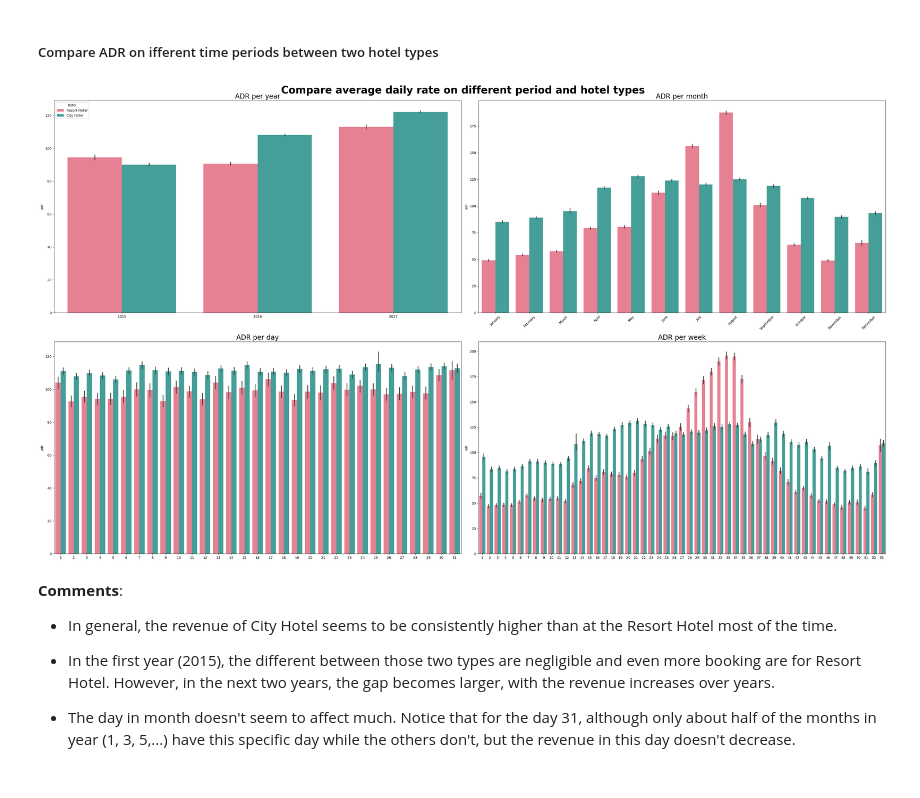
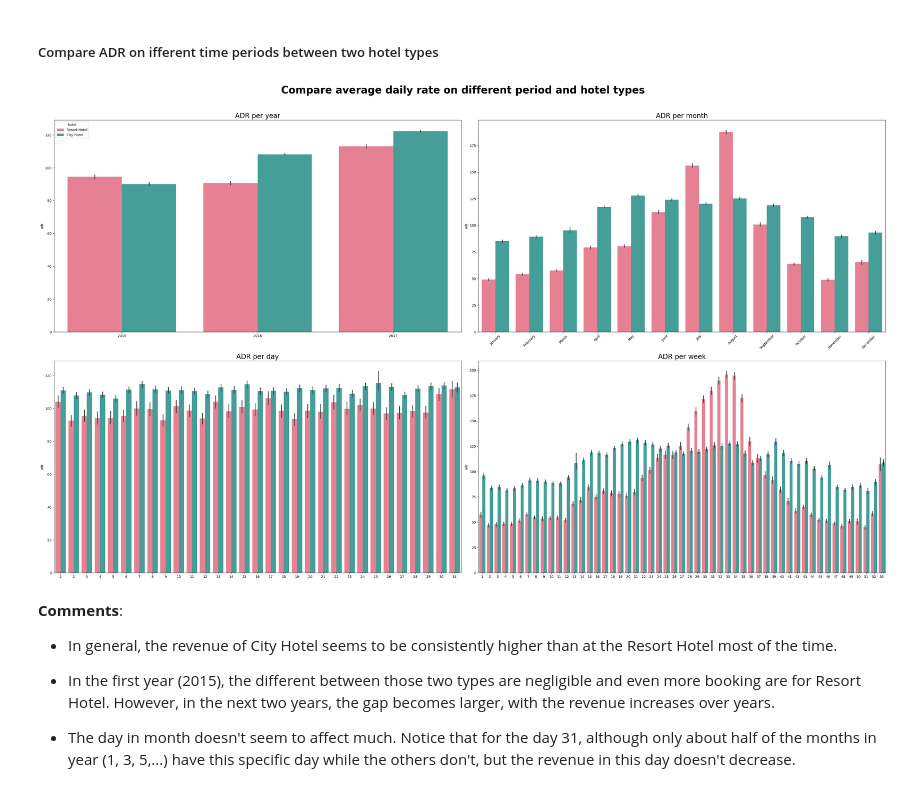
Before and after one commit to knightstark7/Labs-And-Project-Data-Visualization, a Jupyter notebook: Project/Source/project.ipynb, the cells around one changed output. Saved outputs shown, nothing was run; the diff lists cells and outputs as text; code cells hidden in the pictures.

```diff
--- a/Project/Source/project.ipynb
+++ b/Project/Source/project.ipynb
@@ -485,33 +485,33 @@ plt.show()
 ##### Compare ADR on ifferent time periods between two hotel types
 # %%
 fig, axes = plt.subplots(2, 2, figsize=(35, 20))
-fig.suptitle("Compare average daily rate on different period and hotel types", fontsize=30, fontweight="bold")
+fig.suptitle("Compare average daily rate on different period and hotel types", y=1.02, fontsize=30, fontweight="bold")
 
 ax = axes[0, 0]
 ax.set_title('ADR per year', fontsize=20)
 s_ax = sns.barplot(ax=ax, data=df, x='arrival_date_year', y='adr', hue='hotel', palette='husl')
 s_ax.set_xlabel('')
 
 ax = axes[0, 1]
 ax.set_title('ADR per month', fontsize=20)
 s_ax = sns.barplot(ax=ax, data = df, x='arrival_date_month', order=month_order, y='adr', hue='hotel', palette='husl', legend=False)
 s_ax.set_xlabel('')
 ax.set_xticklabels(s_ax.get_xticklabels(), rotation=45)
 
 ax = axes[1, 0]
 ax.set_title('ADR per day', fontsize=20)
 s_ax = sns.barplot(ax=ax, data = df, x='arrival_date_day_of_month', y='adr', hue='hotel', palette='husl', legend=False)
 s_ax.set_xlabel('')
 
 ax = axes[1, 1]
 ax.set_title('ADR per week', fontsize=20)
 s_ax = sns.barplot(ax=ax, data = df, x='arrival_date_week_number', y='adr', hue='hotel', palette='husl', legend=False)
 s_ax.set_xlabel('')
 
 fig.tight_layout()
 plt.show()
 # %% [output]
-[figure, old version]
+[figure, new version]
 # %% [markdown]
 **Comments**:
 - In general, the revenue of City Hotel seems to be consistently higher than at the Resort Hotel most of the time.
```
Also changed, not shown: parts of 7 cells of this notebook.
